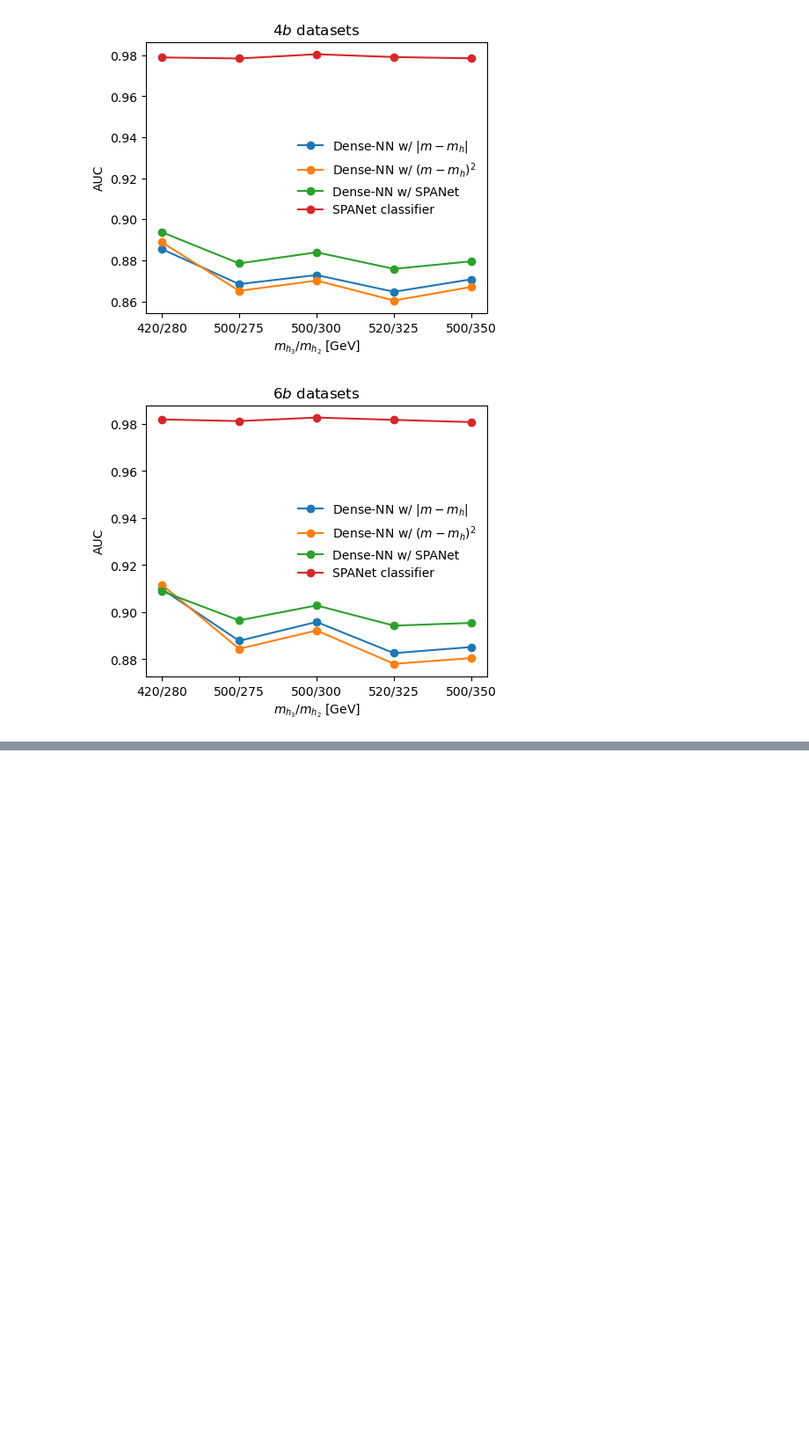
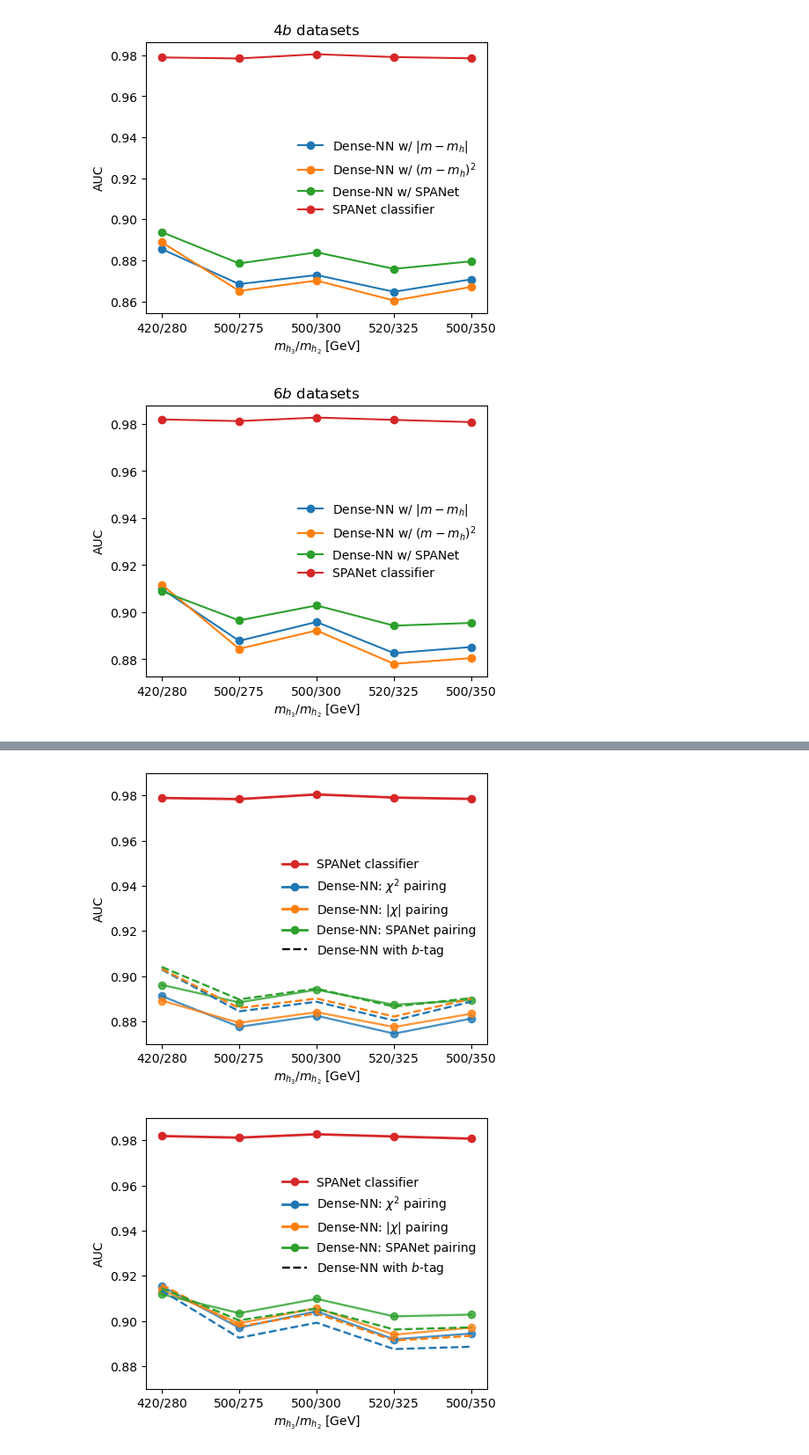
Before and after one commit to r10222035/3h6b_collider_study, a Jupyter notebook: plot_classification_performance.ipynb, the cells around one changed output, grey strips where cells are left out. Shown at 88% size. Cells and saved outputs as stored; diff of their text form; code cells hidden in the pictures; blank space fills up the shorter version.

```diff
--- a/plot_classification_performance.ipynb
+++ b/plot_classification_performance.ipynb
@@ -312,0 +436,70 @@ plt.show()
+# %%
+m3_m2_list = [(420, 280), (500, 275), (500, 300), (520, 325), (500, 350)]
+
+fig, ax = plt.subplots(figsize=(5, 4))
+
+# 取得預設顏色循環
+colors = plt.rcParams['axes.prop_cycle'].by_key()['color']
+
+# 繪製無 b-tag 的結果 (實線帶標記，不顯示在圖例中)
+plot_auc(ax, m3_m2_list, './classification_performance/TRSM/TRSM_{m3}_{m2}/gghhh-4pT40_4b-test-DenseNN_chi2_pairing.csv', '_nolegend_', linewidth=1.7, color=colors[0], marker='o', alpha=0.8)
+plot_auc(ax, m3_m2_list, './classification_performance/TRSM/TRSM_{m3}_{m2}/gghhh-4pT40_4b-test-DenseNN_abs_pairing.csv', '_nolegend_', linewidth=1.7, color=colors[1], marker='o', alpha=0.8)
+plot_auc(ax, m3_m2_list, './classification_performance/TRSM/TRSM_{m3}_{m2}/gghhh-4pT40_4b-test-DenseNN_4b_SPANet_pairing-mix_5-1M.csv', '_nolegend_', linewidth=1.7, color=colors[2], marker='o', alpha=0.8)
+plot_auc(ax, m3_m2_list, './classification_performance/TRSM/TRSM_{m3}_{m2}/gghhh-4pT40_4b-test-4b_SPANet_predict-mix_5-1M.csv', '_nolegend_', color=colors[3], marker='o')
+
+# 繪製 b-tag 的結果 (虛線無標記，不顯示在圖例中)
+plot_auc(ax, m3_m2_list, './classification_performance/TRSM/TRSM_{m3}_{m2}/gghhh-4pT40_4b-test-DenseNN_chi2_pairing-bTag.csv', '_nolegend_', linestyle='--', linewidth=1.7, color=colors[0], marker='')
+plot_auc(ax, m3_m2_list, './classification_performance/TRSM/TRSM_{m3}_{m2}/gghhh-4pT40_4b-test-DenseNN_abs_pairing-bTag.csv', '_nolegend_', linestyle='--', linewidth=1.7, color=colors[1], marker='')
+plot_auc(ax, m3_m2_list, './classification_performance/TRSM/TRSM_{m3}_{m2}/gghhh-4pT40_4b-test-DenseNN_4b_SPANet_pairing-mix_5-1M-bTag.csv', '_nolegend_', linestyle='--', linewidth=1.7, color=colors[2], marker='')
+
+# 創建相同的自定義圖例
+legend_elements = [
+    Line2D([0], [0], color=colors[3], lw=2, marker='o', label='SPANet classifier'),
+    Line2D([0], [0], color=colors[0], lw=2, marker='o', label='Dense-NN: $\chi^2$ pairing'),
+    Line2D([0], [0], color=colors[1], lw=2, marker='o', label='Dense-NN: $|\chi|$ pairing'),
+    Line2D([0], [0], color=colors[2], lw=2, marker='o', label='Dense-NN: SPANet pairing'),
+    Line2D([0], [0], color='black', lw=1.7, linestyle='--', label='Dense-NN with $b$-tag'),
+]
+
+# ax.set_title(f'$4b$ datasets')
+ax.set_xlabel('$m_{h_3}/m_{h_2}$ [GeV]')
+ax.set_ylabel('AUC')
+ax.set_ylim(0.87, 0.99)
+ax.legend(handles=legend_elements, frameon=False, loc='center right')
+
+plt.savefig('./figures/draft/classification_performance-TRSM-4b_datasets-mix_5-1M.pdf', dpi=300, facecolor='White', bbox_inches='tight')
+plt.show()
+
+fig, ax = plt.subplots(figsize=(5, 4))
+
+# 繪製無 b-tag 的結果 (實線帶標記，不顯示在圖例中)
+plot_auc(ax, m3_m2_list, './classification_performance/TRSM/TRSM_{m3}_{m2}/gghhh-4pT40_6b-test-DenseNN_chi2_pairing.csv', '_nolegend_', linewidth=1.7, color=colors[0], marker='o', alpha=0.8)
+plot_auc(ax, m3_m2_list, './classification_performance/TRSM/TRSM_{m3}_{m2}/gghhh-4pT40_6b-test-DenseNN_abs_pairing.csv', '_nolegend_', linewidth=1.7, color=colors[1], marker='o', alpha=0.8)
+plot_auc(ax, m3_m2_list, './classification_performance/TRSM/TRSM_{m3}_{m2}/gghhh-4pT40_6b-test-DenseNN_4b_SPANet_pairing-mix_5-1M.csv', '_nolegend_', linewidth=1.7, color=colors[2], marker='o', alpha=0.8)
+plot_auc(ax, m3_m2_list, './classification_performance/TRSM/TRSM_{m3}_{m2}/gghhh-4pT40_6b-test-4b_SPANet_predict-mix_5-1M.csv', '_nolegend_', color=colors[3], marker='o')
+
+# 繪製 b-tag 的結果 (虛線無標記，不顯示在圖例中)
+plot_auc(ax, m3_m2_list, './classification_performance/TRSM/TRSM_{m3}_{m2}/gghhh-4pT40_6b-test-DenseNN_chi2_pairing-bTag.csv', '_nolegend_', linestyle='--', linewidth=1.7, color=colors[0], marker='')
+plot_auc(ax, m3_m2_list, './classification_performance/TRSM/TRSM_{m3}_{m2}/gghhh-4pT40_6b-test-DenseNN_abs_pairing-bTag.csv', '_nolegend_', linestyle='--', linewidth=1.7, color=colors[1], marker='')
+plot_auc(ax, m3_m2_list, './classification_performance/TRSM/TRSM_{m3}_{m2}/gghhh-4pT40_6b-test-DenseNN_4b_SPANet_pairing-mix_5-1M-bTag.csv', '_nolegend_', linestyle='--', linewidth=1.7, color=colors[2], marker='')
+
+# 創建相同的自定義圖例
+legend_elements = [
+    Line2D([0], [0], color=colors[3], lw=2, marker='o', label='SPANet classifier'),
+    Line2D([0], [0], color=colors[0], lw=2, marker='o', label='Dense-NN: $\chi^2$ pairing'),
+    Line2D([0], [0], color=colors[1], lw=2, marker='o', label='Dense-NN: $|\chi|$ pairing'),
+    Line2D([0], [0], color=colors[2], lw=2, marker='o', label='Dense-NN: SPANet pairing'),
+    Line2D([0], [0], color='black', lw=1.7, linestyle='--', label='Dense-NN with $b$-tag'),
+]
+
+# ax.set_title(f'$6b$ datasets')
+ax.set_xlabel('$m_{h_3}/m_{h_2}$ [GeV]')
+ax.set_ylabel('AUC')
+ax.set_ylim(0.87, 0.99)
+ax.legend(handles=legend_elements, frameon=False, loc='center right', bbox_to_anchor=(1.0, 0.6))
+
+plt.savefig('./figures/draft/classification_performance-TRSM-6b_datasets-mix_5-1M.pdf', dpi=300, facecolor='White', bbox_inches='tight')
+plt.show()
+# %% [output]
+[figure, added]
+[figure, added]
```
Also changed, not shown: parts of 9 cells of this notebook, 2 other files.
